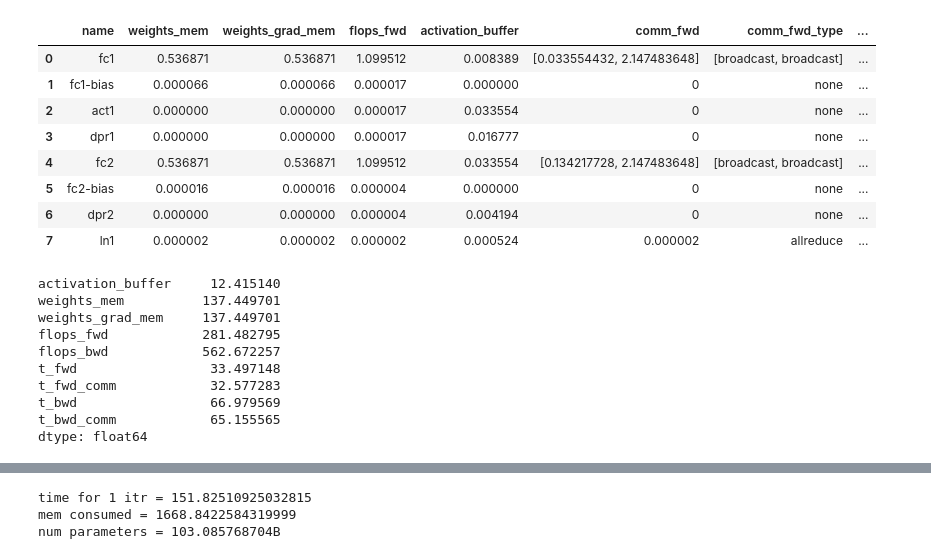
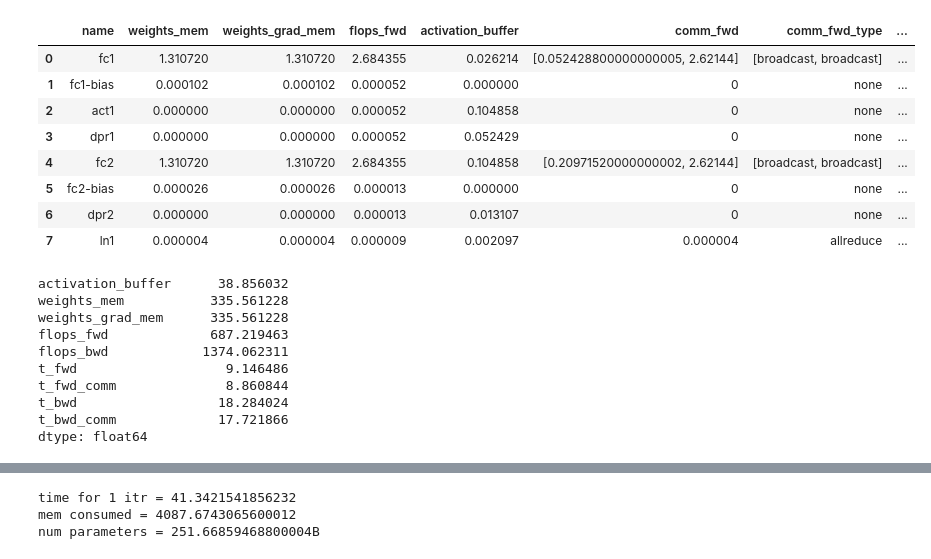
Before and after one commit to ShashankSubramanian/transformer-perf-estimates, a Jupyter notebook: transformers.ipynb, the cells around one changed output, grey strips where cells are left out. Cells and saved outputs as stored; diff of their text form; code cells hidden in the pictures.

Commit message:
changes to stats and additional tracking

```diff
--- a/transformers.ipynb
+++ b/transformers.ipynb
@@ -35,13 +37,17 @@ def print_df(df_mlp, df_sa, verbose=True):
 # %%
 ### model
 gpt2 = {'l': 1024, 'e': 1600, 'h': 32, 'depth': 48}
+gpt3_xl = {'l': 2048, 'e': 2048, 'h': 16, 'depth': 24}
 gpt3 = {'l': 2048, 'e': 12288, 'h': 96, 'depth': 96}
-gpt3_1T = {'l': 2048, 'e': 25600, 'h': 160, 'depth': 180}
+gpt3_1T = {'l': 2048, 'e': 25600, 'h': 160, 'depth': 128}
+gpt3_1T_fut = {'l': 2048, 'e': 25600, 'h': 160, 'depth': 128*3}
 gpt3_1T_alt = {'l': 2048, 'e': 32768, 'h': 128, 'depth': 128}
+gpt3_1T_alt_fut = {'l': 2048, 'e': 32768, 'h': 128, 'depth': 128*3}
 gpt3_lowdepth = {'l': 2048, 'e': 12288, 'h': 96, 'depth': 96 // 8}
-vit_era5 = {'l': 64800, 'e': 2048, 'h': 32, 'depth': 32}
-vit_era5_big = {'l': 64800, 'e': 12288, 'h': 64, 'depth': 64}
-model = gpt3_1T_alt
+vit_era5 = {'l': 64800*4, 'e': 4096, 'h': 32, 'depth': 32}
+vit_era5_v2 = {'l': 64800, 'e': 4096, 'h': 32, 'depth': 32}
+vit_era5_big = {'l': 64800, 'e': 12288, 'h': 128, 'depth': 64}
+model = gpt3_1T
 b = 1
 l = model['l']
 e = model['e']
@@ -50,6 +56,6 @@ h = model['h']
 depth = model['depth']
 print("model: batch size = {}, seq length = {}, embed = {}, attention heads = {}, depth = {}".format(b, l, e, h, depth))
 
-with open('config.json', 'r') as file:
+with open('systems/config-B200.json', 'r') as file:
     system = json.load(file)
 # %% [output]
@@ -103,0 +110,22 @@ num parameters = 1649.3093847039997B
+# %%
+# give the entire config and test the result
+global_batch_size = 4096
+tp = 4
+pp = 8
+dp = 64
+mbs = 1
+nm = (global_batch_size / dp) / mbs
+print("total gpus = {}, bubble frac = {}".format(tp * pp * dp, (pp - 1) / nm))
+
+with open('systems/config-B200.json', 'r') as file:
+    system = json.load(file)
+system['nvlink_size'] = 4
+
+m1 = tp
+t1 = m1 if m1 <= system['nvlink_size'] else system['nvlink_size']
+df_mlp = mlp_1d(mbs, l, e, f, parallelism={'m': m1}, topology={'t': t1}, system=system)
+df_sa = sa_1d(mbs, l, e, h, parallelism={'m': m1}, topology={'t': t1}, flash_attention=True, system=system)
+
+(t,mem), stats = totals(df_mlp, df_sa, depth, pp=pp, dp=dp, number_micro_batches=nm)
+print(t, mem)
+pprint.pprint(stats)
@@ -104,31 +146,31 @@ num parameters = 1649.3093847039997B
 # %%
-m1 = 4
-m2 = 4
+m1 = 2
+m2 = 2
 t1 = 4
 t2 = 1
 system['nvlink_size'] = 4
 system['summa_nb'] = 16
 df_mlp = mlp_2d(b, l, e, f, parallelism={'m1': m1, 'm2': m2}, topology={'t1': t1, 't2': t2}, system=system)
 df_sa = sa_2d_seqp(b, l, e, h, parallelism={'m1': m1, 'm2': m2}, topology={'t1': t1, 't2': t2}, flash_attention=True, system=system)
 print_df(df_mlp, df_sa)
 # %% [output]
 |  | name | weights_mem | weights_grad_mem | flops_fwd | activation_buffer | comm_fwd | comm_fwd_type | ... |
-| 0 | fc1 | 0.536871 | 0.536871 | 1.099512 | 0.008389 | [0.033554432, 2.147483648] | [broadcast, broadcast] | ... |
-| 1 | fc1-bias | 0.000066 | 0.000066 | 0.000017 | 0.000000 | 0 | none | ... |
-| 2 | act1 | 0.000000 | 0.000000 | 0.000017 | 0.033554 | 0 | none | ... |
-| 3 | dpr1 | 0.000000 | 0.000000 | 0.000017 | 0.016777 | 0 | none | ... |
-| 4 | fc2 | 0.536871 | 0.536871 | 1.099512 | 0.033554 | [0.134217728, 2.147483648] | [broadcast, broadcast] | ... |
-| 5 | fc2-bias | 0.000016 | 0.000016 | 0.000004 | 0.000000 | 0 | none | ... |
-| 6 | dpr2 | 0.000000 | 0.000000 | 0.000004 | 0.004194 | 0 | none | ... |
-| 7 | ln1 | 0.000002 | 0.000002 | 0.000002 | 0.000524 | 0.000002 | allreduce | ... |
+| 0 | fc1 | 1.310720 | 1.310720 | 2.684355 | 0.026214 | [0.052428800000000005, 2.62144] | [broadcast, broadcast] | ... |
+| 1 | fc1-bias | 0.000102 | 0.000102 | 0.000052 | 0.000000 | 0 | none | ... |
+| 2 | act1 | 0.000000 | 0.000000 | 0.000052 | 0.104858 | 0 | none | ... |
+| 3 | dpr1 | 0.000000 | 0.000000 | 0.000052 | 0.052429 | 0 | none | ... |
+| 4 | fc2 | 1.310720 | 1.310720 | 2.684355 | 0.104858 | [0.20971520000000002, 2.62144] | [broadcast, broadcast] | ... |
+| 5 | fc2-bias | 0.000026 | 0.000026 | 0.000013 | 0.000000 | 0 | none | ... |
+| 6 | dpr2 | 0.000000 | 0.000000 | 0.000013 | 0.013107 | 0 | none | ... |
+| 7 | ln1 | 0.000004 | 0.000004 | 0.000009 | 0.002097 | 0.000004 | allreduce | ... |
-activation_buffer     12.415140
-weights_mem          137.449701
-weights_grad_mem     137.449701
-flops_fwd            281.482795
-flops_bwd            562.672257
-t_fwd                 33.497148
-t_fwd_comm            32.577283
-t_bwd                 66.979569
-t_bwd_comm            65.155565
+activation_buffer      38.856032
+weights_mem           335.561228
+weights_grad_mem      335.561228
+flops_fwd             687.219463
+flops_bwd            1374.062311
+t_fwd                   9.146486
+t_fwd_comm              8.860844
+t_bwd                  18.284024
+t_bwd_comm             17.721866
 dtype: float64
 |  | name | weights_mem | weights_grad_mem | flops_fwd | activation_buffer | comm_fwd | comm_fwd_type | ... |
@@ -150,7 +192,7 @@ t_bwd_comm            33.293825
 dtype: float64
-time for 1 itr = 151.82510925032815
-mem consumed = 1668.8422584319999
-num parameters = 103.085768704B
+time for 1 itr = 41.3421541856232
+mem consumed = 4087.6743065600012
+num parameters = 251.66859468800004B
 # %%
 def plot(n_gpus, system, axs, lgnd=['MLP', 'SA'], lgnd_tot=['nvlink1'], lfmt="-"):
     t_mlp = []
```
Also changed, not shown: parts of 7 cells of this notebook, 5 other files.
